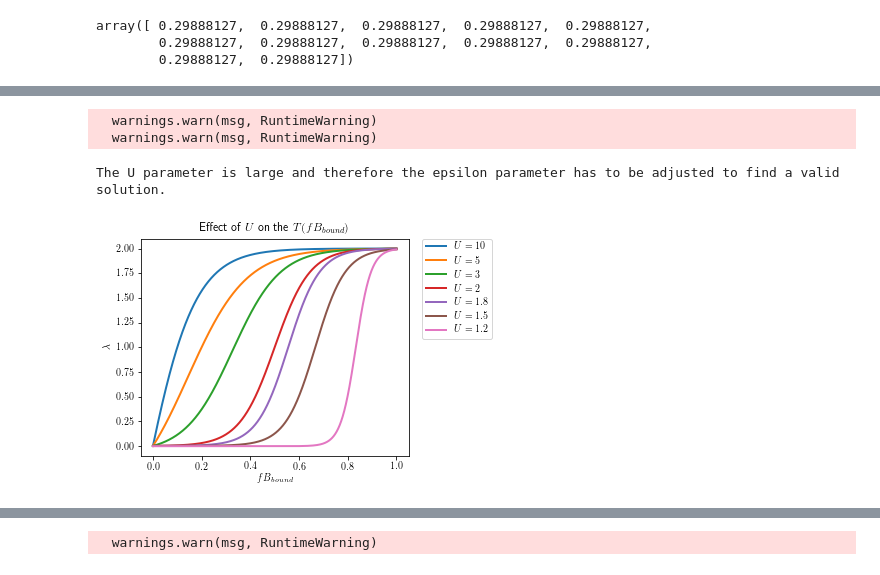
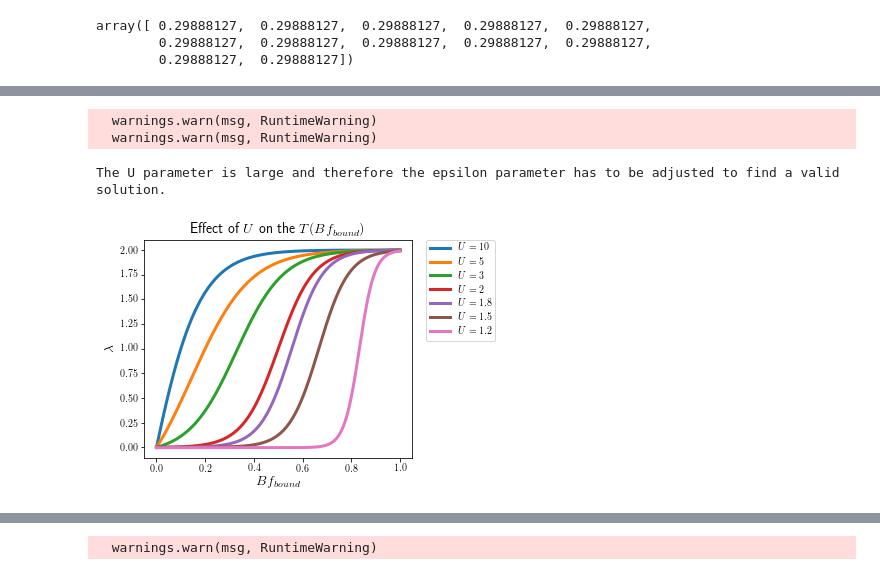
Before and after one commit to matsengrp/gctree, a Jupyter notebook: notebooks/affinity_solver.ipynb, the cells around one changed output, grey strips where cells are left out. Saved outputs shown, nothing was run; the diff lists cells and outputs as text; code cells hidden in the pictures.

Commit message:
plots for figures

```diff
--- a/notebooks/affinity_solver.ipynb
+++ b/notebooks/affinity_solver.ipynb
@@ -151,3 +151,9 @@ def find_Lp(f_full, U):
         assert(sum(solve_T_BA(p, f_full, U)) < f_full * 1/1000)
     np.seterr(**old_settings)  # Reset to default
     return(p)
+# %%
+Ul = [1.2, 1.5, 1.8, 2, 3, 5, 10]
+f_full = 1
+for U in Ul[::-1]:
+    p = find_Lp(f_full, U)
+    print(p)
@@ -154,31 +171,31 @@ def find_Lp(f_full, U):
 # %%
 import matplotlib.pyplot as plt
 from matplotlib import rc
 rc('text', usetex=True)
 fig = plt.figure()
 ax = plt.subplot(111)
 
 Ul = [1.2, 1.5, 1.8, 2, 3, 5, 10]
 f_full = 1
 for U in Ul[::-1]:
     p = find_Lp(f_full, U)
     t = np.arange(0, f_full, 0.0001)
     s = T_BA(t, p)
-    ax.plot(t, s, lw=2, label=r'$U = {}$'.format(U))
+    ax.plot(t, s, lw=3, label=r'$U = {}$'.format(U))
     plt.legend(bbox_to_anchor=(1.05, 1), loc=2, borderaxespad=0)
 
 # Shrink current axis by 20%
 box = ax.get_position()
 ax.set_position([box.x0, box.y0, box.width * 0.8, box.height])
 
-plt.ylabel(r'$\lambda$')
-plt.xlabel(r'$fB_{bound}$')
-plt.title(r'Effect of $U$ on the $T(fB_{bound})$')
+plt.ylabel(r'$\lambda$', fontsize=14)
+plt.xlabel(r'$Bf_{bound}$', fontsize=14)
+plt.title(r'Effect of $U$ on the $T(Bf_{bound})$', fontsize=14)
 #fig.savefig('T_fBbound_U.eps')
-fig.savefig('T_fBbound_U.pdf')
+fig.savefig('T_Bfbound_U.pdf')
 plt.show()
 # %% [output]
   warnings.warn(msg, RuntimeWarning)
   warnings.warn(msg, RuntimeWarning)
 The U parameter is large and therefore the epsilon parameter has to be adjusted to find a valid solution.
-[figure, old version]
+[figure, new version]
```
Also changed, not shown: parts of 3 cells of this notebook.
